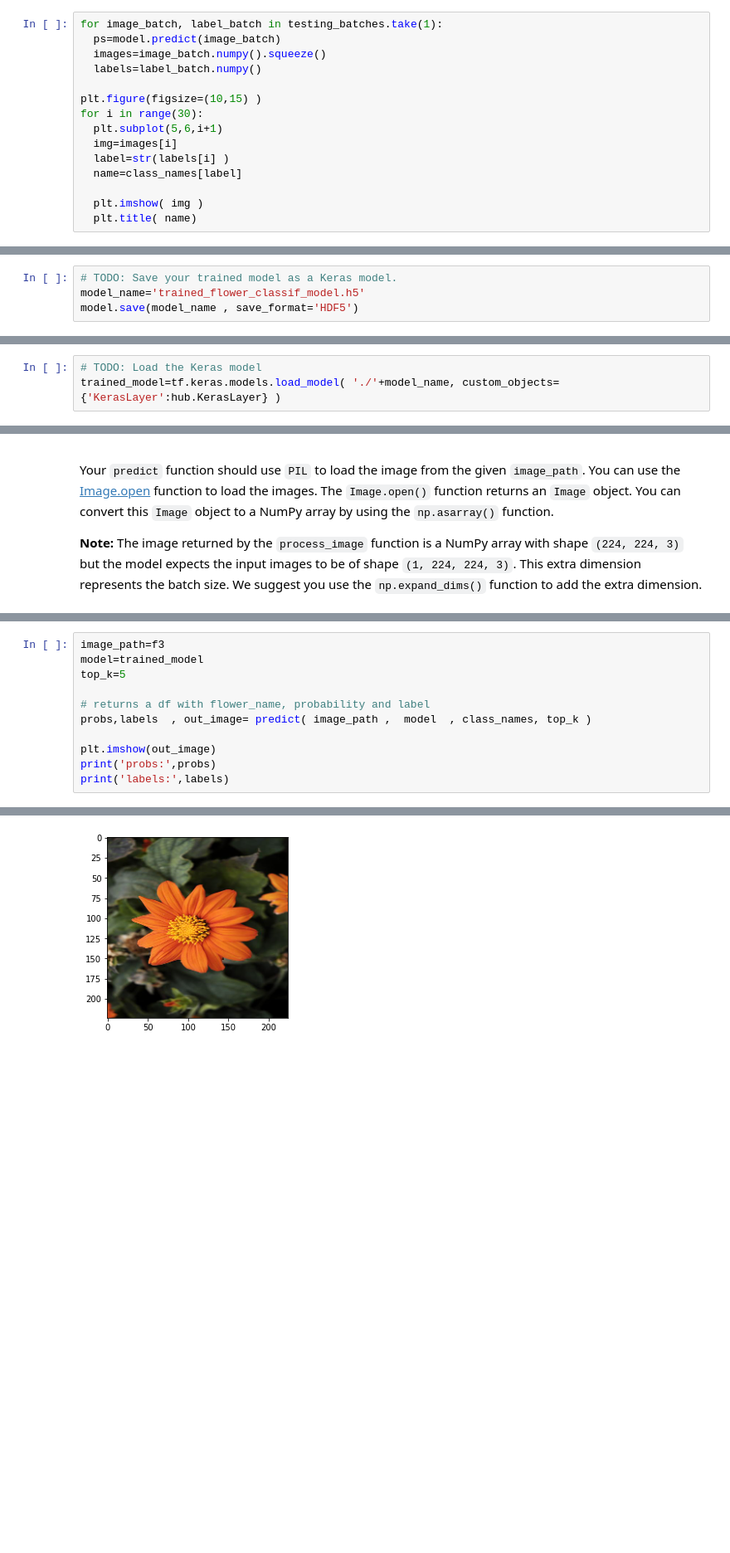
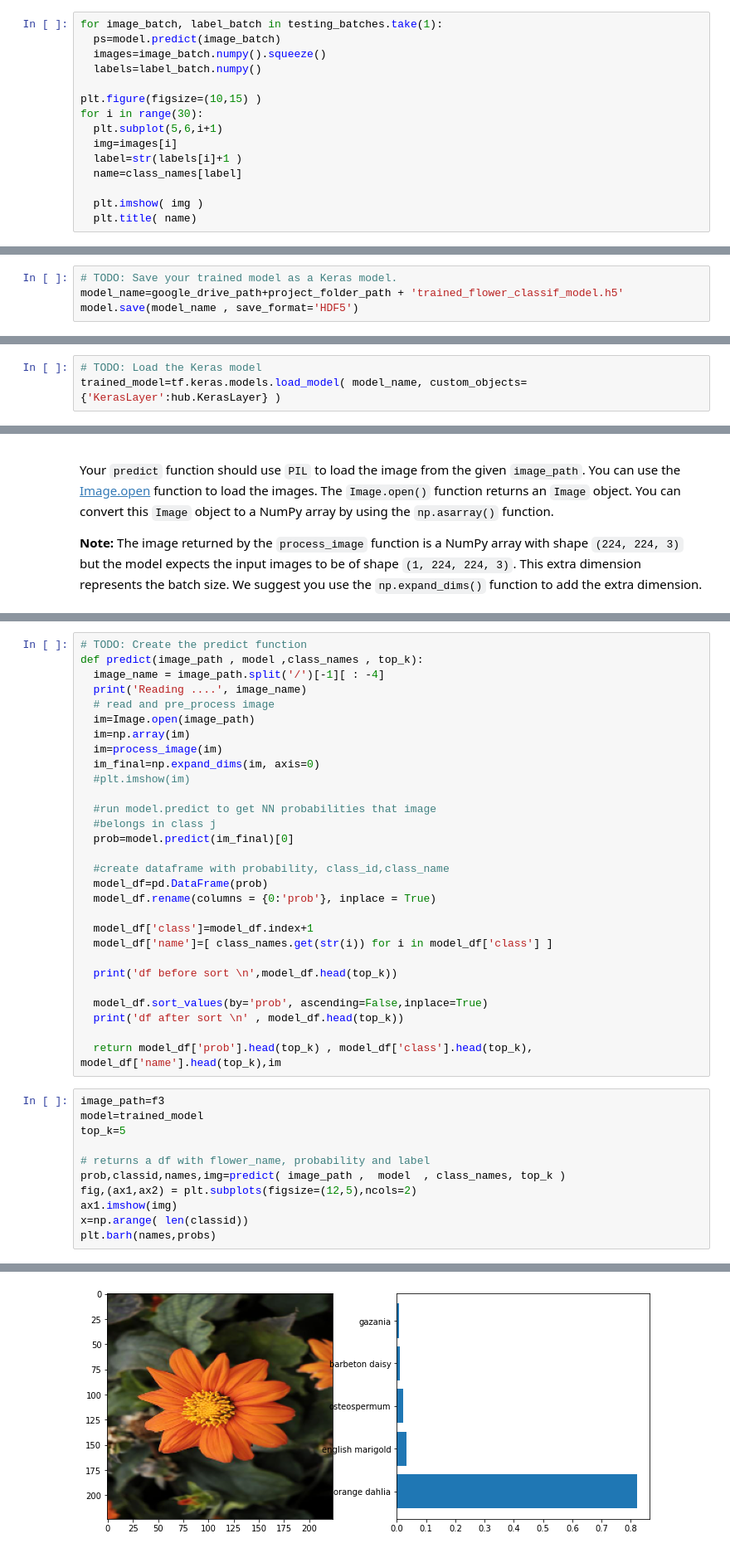
Before and after one commit to CorrAUDJPY/Udacity-Project-2-Image-Classifer-with-Neural-Net, a Jupyter notebook: Project2_Image_Classifier.ipynb, the cells around one changed output, grey strips where cells are left out. Shown at 83% size. Saved outputs shown, nothing was run; the diff lists cells and outputs as text; blank space fills up the shorter version.

```diff
--- a/Project2_Image_Classifier.ipynb
+++ b/Project2_Image_Classifier.ipynb
@@ -351,7 +348,7 @@ plt.figure(figsize=(10,15) )
 for i in range(30):
   plt.subplot(5,6,i+1)
   img=images[i]
-  label=str(labels[i] )
+  label=str(labels[i]+1 )
   name=class_names[label]
 
   plt.imshow( img )
@@ -386,14 +383,14 @@ The description of how to do this was found here:
 https://www.tensorflow.org/guide/keras/save_and_serialize
 # %%
 # TODO: Save your trained model as a Keras model.
-model_name='trained_flower_classif_model.h5'
+model_name=google_drive_path+project_folder_path + 'trained_flower_classif_model.h5'
 model.save(model_name , save_format='HDF5')
 # %% [markdown]
 ## Load the Keras Model
 Load the Keras model you saved above.
 # %%
 # TODO: Load the Keras model
-trained_model=tf.keras.models.load_model( './'+model_name, custom_objects={'KerasLayer':hub.KerasLayer} )
+trained_model=tf.keras.models.load_model( model_name, custom_objects={'KerasLayer':hub.KerasLayer} )
 # %% [markdown]
 # Inference for Classification
 
@@ -512,13 +487,42 @@ def predict(image_path , model ,class_names , top_k):
+# %%
+# TODO: Create the predict function
+def predict(image_path , model ,class_names , top_k):
+  image_name = image_path.split('/')[-1][ : -4]
+  print('Reading ....', image_name)
+  # read and pre_process image
+  im=Image.open(image_path)
+  im=np.array(im)
+  im=process_image(im)
+  im_final=np.expand_dims(im, axis=0)
+  #plt.imshow(im)
+
+  #run model.predict to get NN probabilities that image
+  #belongs in class j
+  prob=model.predict(im_final)[0]
+
+  #create dataframe with probability, class_id,class_name
+  model_df=pd.DataFrame(prob)
+  model_df.rename(columns = {0:'prob'}, inplace = True)
+
+  model_df['class']=model_df.index+1
+  model_df['name']=[ class_names.get(str(i)) for i in model_df['class'] ]
+
+  print('df before sort \n',model_df.head(top_k))
+
+  model_df.sort_values(by='prob', ascending=False,inplace=True)
+  print('df after sort \n' , model_df.head(top_k))
+
+  return model_df['prob'].head(top_k) , model_df['class'].head(top_k), model_df['name'].head(top_k),im
 # %%
 image_path=f3
 model=trained_model
 top_k=5
 
 # returns a df with flower_name, probability and label
-probs,labels  , out_image= predict( image_path ,  model  , class_names, top_k )
-
-plt.imshow(out_image)
-print('probs:',probs)
-print('labels:',labels)
+prob,classid,names,img=predict( image_path ,  model  , class_names, top_k )
+fig,(ax1,ax2) = plt.subplots(figsize=(12,5),ncols=2)
+ax1.imshow(img)
+x=np.arange( len(classid))
+plt.barh(names,probs)
 # %% [output]
 WARNING:matplotlib.image:Clipping input data to the valid range for imshow with RGB data ([0..1] for floats or [0..255] for integers).
@@ -527,4 +545,4 @@ labels: ['hippeastrum', 'balloon flower', 'great masterwort', 'tree poppy', 'toa
-[figure, old version]
+[figure, new version]
 # %% [markdown]
 # Sanity Check
 
```
Also changed, not shown: parts of 16 cells of this notebook.
